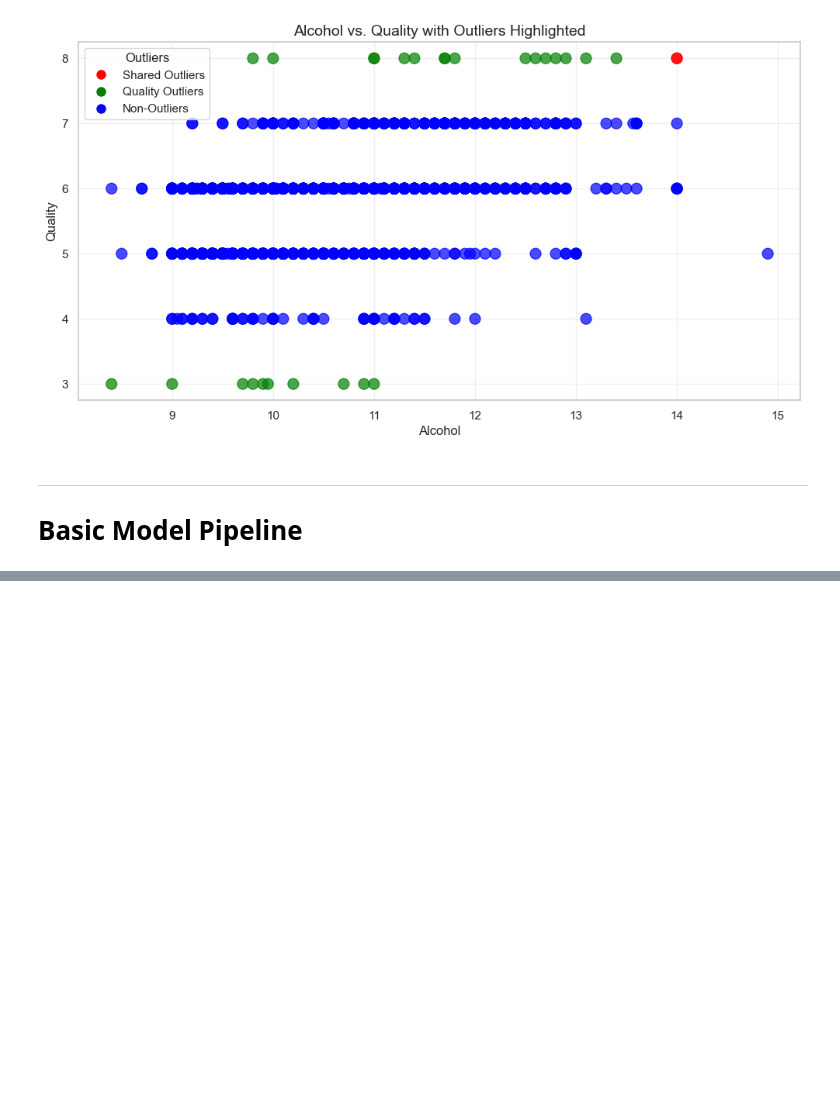
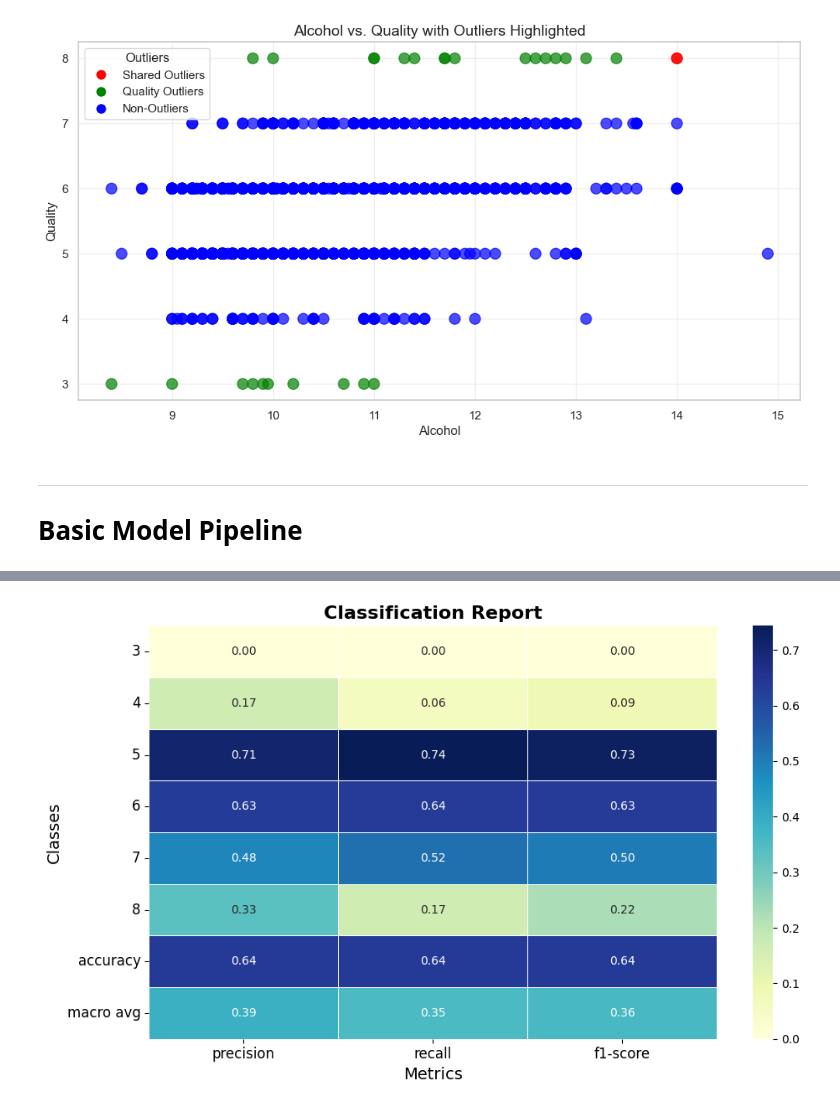
Before and after one commit to airbagdeer/tabular-ds-project, a Jupyter notebook: EX1.ipynb, the cells around one changed output, grey strips where cells are left out. Saved outputs shown, nothing was run; the diff lists cells and outputs as text; code cells hidden in the pictures; blank space fills up the shorter version.

```diff
--- a/EX1.ipynb
+++ b/EX1.ipynb
@@ -574,0 +603,25 @@ Mean Absolute Error: 0.44622124433517457
+# %%
+report = classification_report(
+    y_test, y_pred_rounded, target_names=['3', '4', '5', '6', '7', '8'], output_dict=True
+)
+
+df_report = pd.DataFrame(report).transpose()
+
+df_report = df_report.drop(columns=['support'], errors='ignore')
+
+plt.figure(figsize=(10, 6))
+sns.heatmap(
+    df_report.iloc[:-1, :].astype(float),
+    annot=True, cmap="YlGnBu", cbar=True, fmt=".2f", linewidths=0.5
+)
+
+plt.title('Classification Report', fontsize=16, weight='bold')
+plt.xlabel('Metrics', fontsize=14)
+plt.ylabel('Classes', fontsize=14)
+plt.xticks(fontsize=12)
+plt.yticks(fontsize=12, rotation=0)
+plt.tight_layout()
+
+plt.show()
+# %% [output]
+[figure, added]
```
Also changed, not shown: parts of 16 cells of this notebook.
